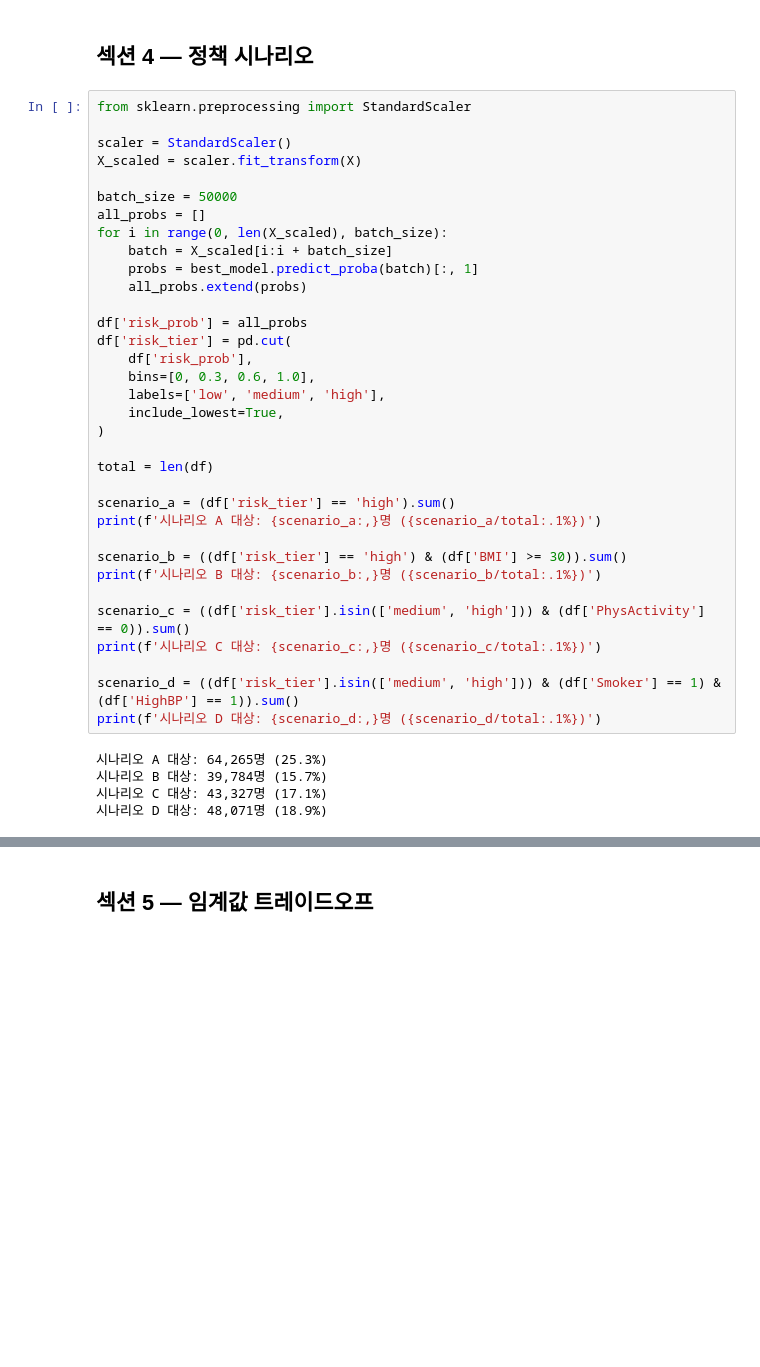
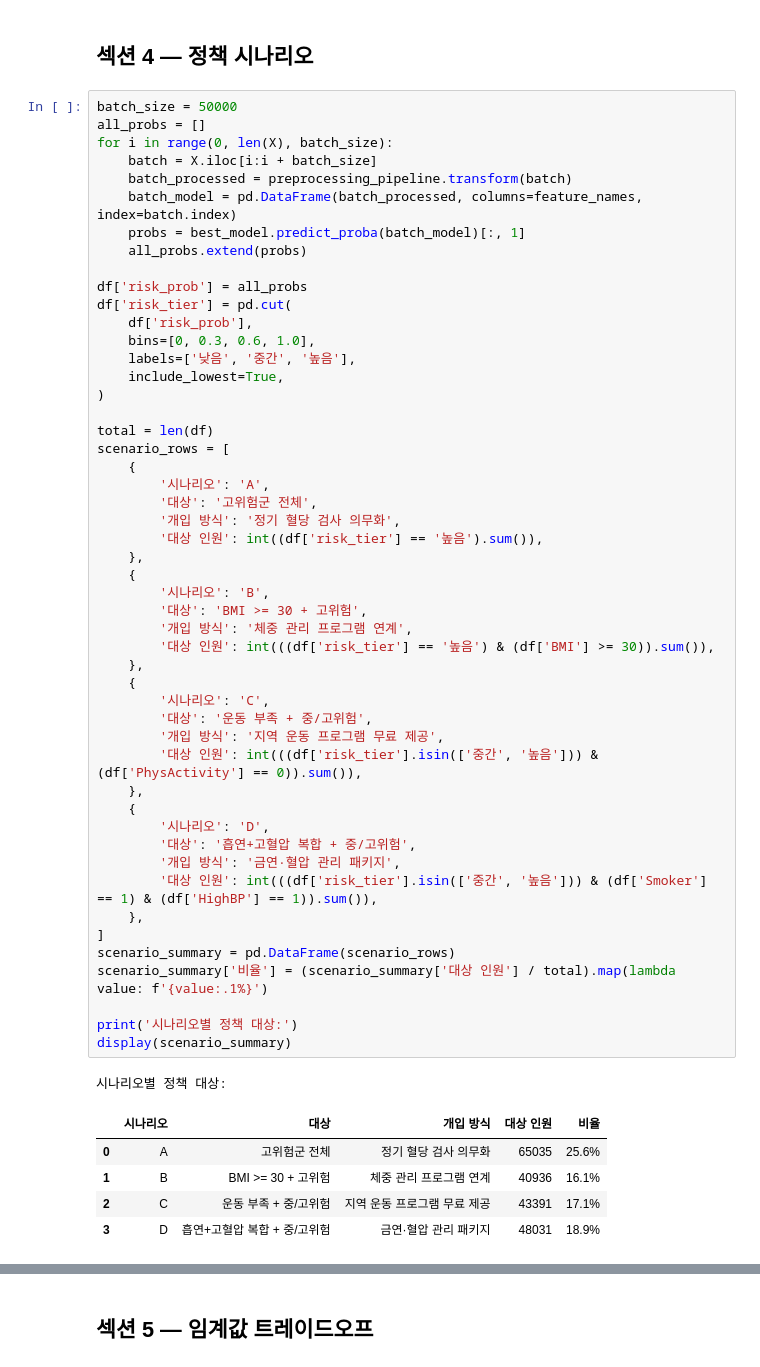
Before and after one commit to seah1006/-diabetes-risk-classification, a Jupyter notebook: diabetes_project/notebooks/04_decision.ipynb, the cells around one changed output, grey strips where cells are left out. Cells and saved outputs as stored; diff of their text form; blank space fills up the shorter version.

```diff
--- a/diabetes_project/notebooks/04_decision.ipynb
+++ b/diabetes_project/notebooks/04_decision.ipynb
@@ -129,44 +144,62 @@ Income               -0.507  0.304  -0.027
 # %% [markdown]
 ## 섹션 4 — 정책 시나리오
 # %%
-from sklearn.preprocessing import StandardScaler
-
-scaler = StandardScaler()
-X_scaled = scaler.fit_transform(X)
-
 batch_size = 50000
 all_probs = []
-for i in range(0, len(X_scaled), batch_size):
-    batch = X_scaled[i:i + batch_size]
-    probs = best_model.predict_proba(batch)[:, 1]
+for i in range(0, len(X), batch_size):
+    batch = X.iloc[i:i + batch_size]
+    batch_processed = preprocessing_pipeline.transform(batch)
+    batch_model = pd.DataFrame(batch_processed, columns=feature_names, index=batch.index)
+    probs = best_model.predict_proba(batch_model)[:, 1]
     all_probs.extend(probs)
 
 df['risk_prob'] = all_probs
 df['risk_tier'] = pd.cut(
     df['risk_prob'],
     bins=[0, 0.3, 0.6, 1.0],
-    labels=['low', 'medium', 'high'],
+    labels=['낮음', '중간', '높음'],
     include_lowest=True,
 )
 
 total = len(df)
+scenario_rows = [
+    {
+        '시나리오': 'A',
+        '대상': '고위험군 전체',
+        '개입 방식': '정기 혈당 검사 의무화',
+        '대상 인원': int((df['risk_tier'] == '높음').sum()),
+    },
+    {
+        '시나리오': 'B',
+        '대상': 'BMI >= 30 + 고위험',
+        '개입 방식': '체중 관리 프로그램 연계',
+        '대상 인원': int(((df['risk_tier'] == '높음') & (df['BMI'] >= 30)).sum()),
+    },
+    {
+        '시나리오': 'C',
+        '대상': '운동 부족 + 중/고위험',
+        '개입 방식': '지역 운동 프로그램 무료 제공',
+        '대상 인원': int(((df['risk_tier'].isin(['중간', '높음'])) & (df['PhysActivity'] == 0)).sum()),
+    },
+    {
+        '시나리오': 'D',
+        '대상': '흡연+고혈압 복합 + 중/고위험',
+        '개입 방식': '금연·혈압 관리 패키지',
+        '대상 인원': int(((df['risk_tier'].isin(['중간', '높음'])) & (df['Smoker'] == 1) & (df['HighBP'] == 1)).sum()),
+    },
+]
+scenario_summary = pd.DataFrame(scenario_rows)
+scenario_summary['비율'] = (scenario_summary['대상 인원'] / total).map(lambda value: f'{value:.1%}')
 
-scenario_a = (df['risk_tier'] == 'high').sum()
-print(f'시나리오 A 대상: {scenario_a:,}명 ({scenario_a/total:.1%})')
-
-scenario_b = ((df['risk_tier'] == 'high') & (df['BMI'] >= 30)).sum()
-print(f'시나리오 B 대상: {scenario_b:,}명 ({scenario_b/total:.1%})')
-
-scenario_c = ((df['risk_tier'].isin(['medium', 'high'])) & (df['PhysActivity'] == 0)).sum()
-print(f'시나리오 C 대상: {scenario_c:,}명 ({scenario_c/total:.1%})')
-
-scenario_d = ((df['risk_tier'].isin(['medium', 'high'])) & (df['Smoker'] == 1) & (df['HighBP'] == 1)).sum()
-print(f'시나리오 D 대상: {scenario_d:,}명 ({scenario_d/total:.1%})')
+print('시나리오별 정책 대상:')
+display(scenario_summary)
 # %% [output]
-시나리오 A 대상: 64,265명 (25.3%)
-시나리오 B 대상: 39,784명 (15.7%)
-시나리오 C 대상: 43,327명 (17.1%)
-시나리오 D 대상: 48,071명 (18.9%)
+시나리오별 정책 대상:
+|  | 시나리오 | 대상 | 개입 방식 | 대상 인원 | 비율 |
+| 0 | A | 고위험군 전체 | 정기 혈당 검사 의무화 | 65035 | 25.6% |
+| 1 | B | BMI >= 30 + 고위험 | 체중 관리 프로그램 연계 | 40936 | 16.1% |
+| 2 | C | 운동 부족 + 중/고위험 | 지역 운동 프로그램 무료 제공 | 43391 | 17.1% |
+| 3 | D | 흡연+고혈압 복합 + 중/고위험 | 금연·혈압 관리 패키지 | 48031 | 18.9% |
 # %% [markdown]
 ## 시나리오별 정책 대상
 
```
Also changed, not shown: parts of 6 cells of this notebook, 7 other files.
